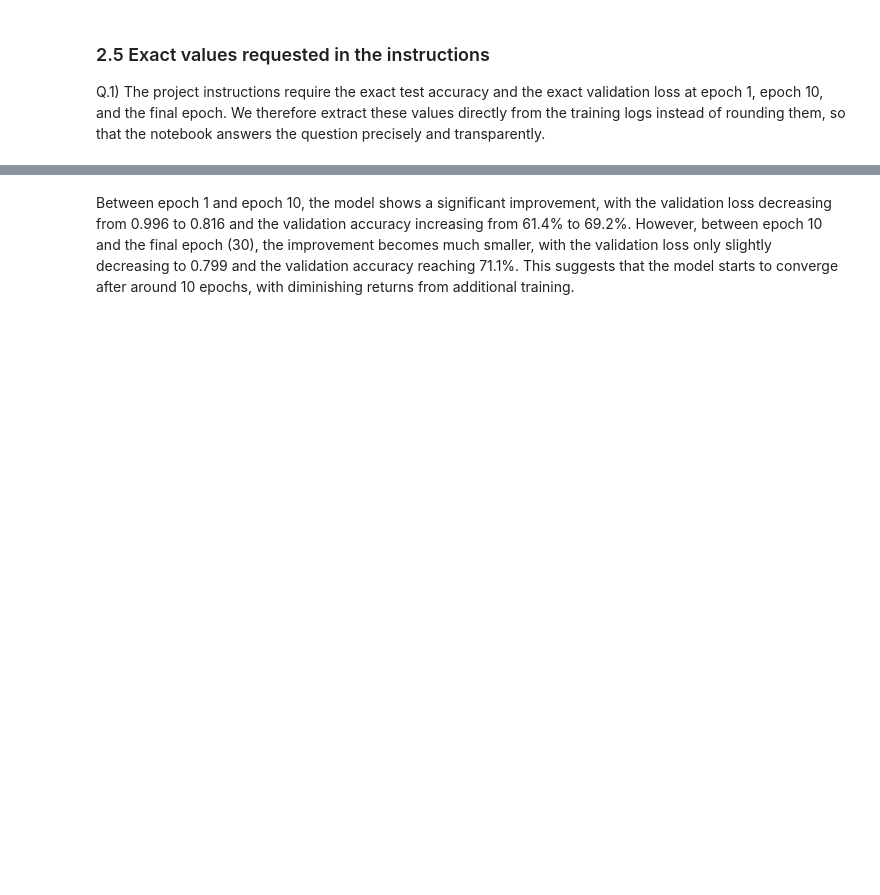
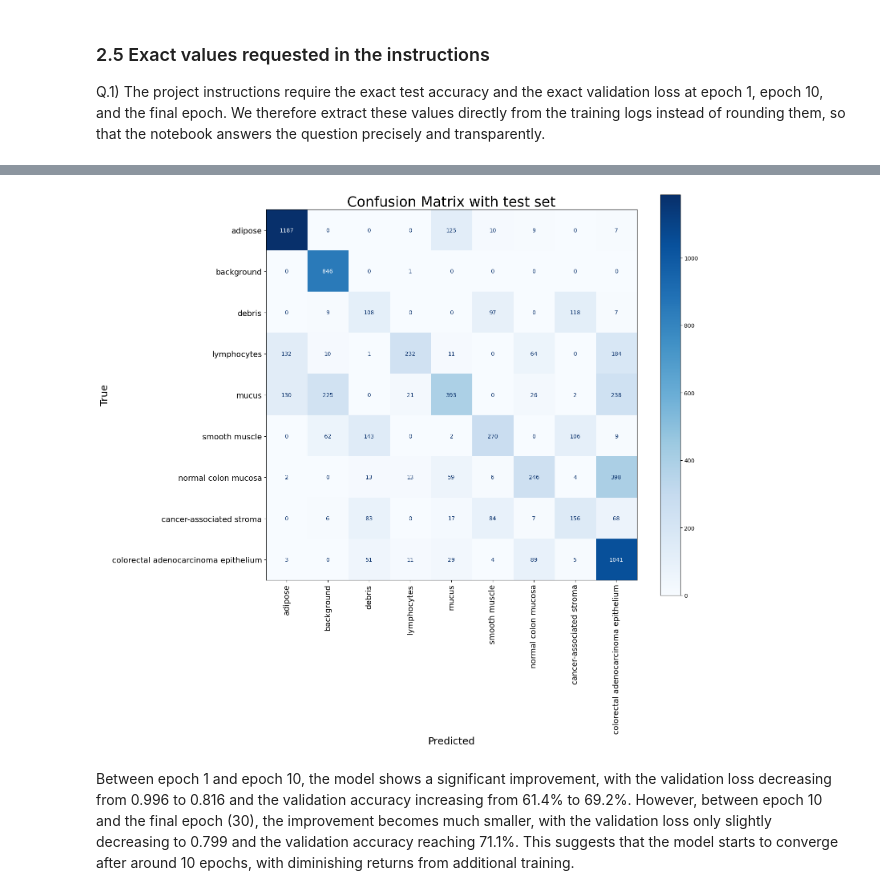
Before and after one commit to cmanell/Colorectal_cancer_DL_project, a Jupyter notebook: DL_project_colorectal_cancer.ipynb, the cells around one changed output, grey strips where cells are left out. Cells and saved outputs as stored; diff of their text form; code cells hidden in the pictures; blank space fills up the shorter version.

```diff
--- a/DL_project_colorectal_cancer.ipynb
+++ b/DL_project_colorectal_cancer.ipynb
@@ -518,3 +518,7 @@ MLP Test Accuracy: 65.14%
+# %%
+mc = plot_confusion_matrix(mlp_model, test_loader, title="Confusion Matrix with test set", labels_names=labels_names)
+# %% [output]
+[figure, added]
 # %% [markdown]
 Between epoch 1 and epoch 10, the model shows a significant improvement, with the validation loss decreasing from 0.996 to 0.816 and the validation accuracy increasing from 61.4% to 69.2%. However, between epoch 10 and the final epoch (30), the improvement becomes much smaller, with the validation loss only slightly decreasing to 0.799 and the validation accuracy reaching 71.1%. This suggests that the model starts to converge after around 10 epochs, with diminishing returns from additional training.
 # %% [markdown]
```
Also changed, not shown: parts of 46 cells of this notebook.
